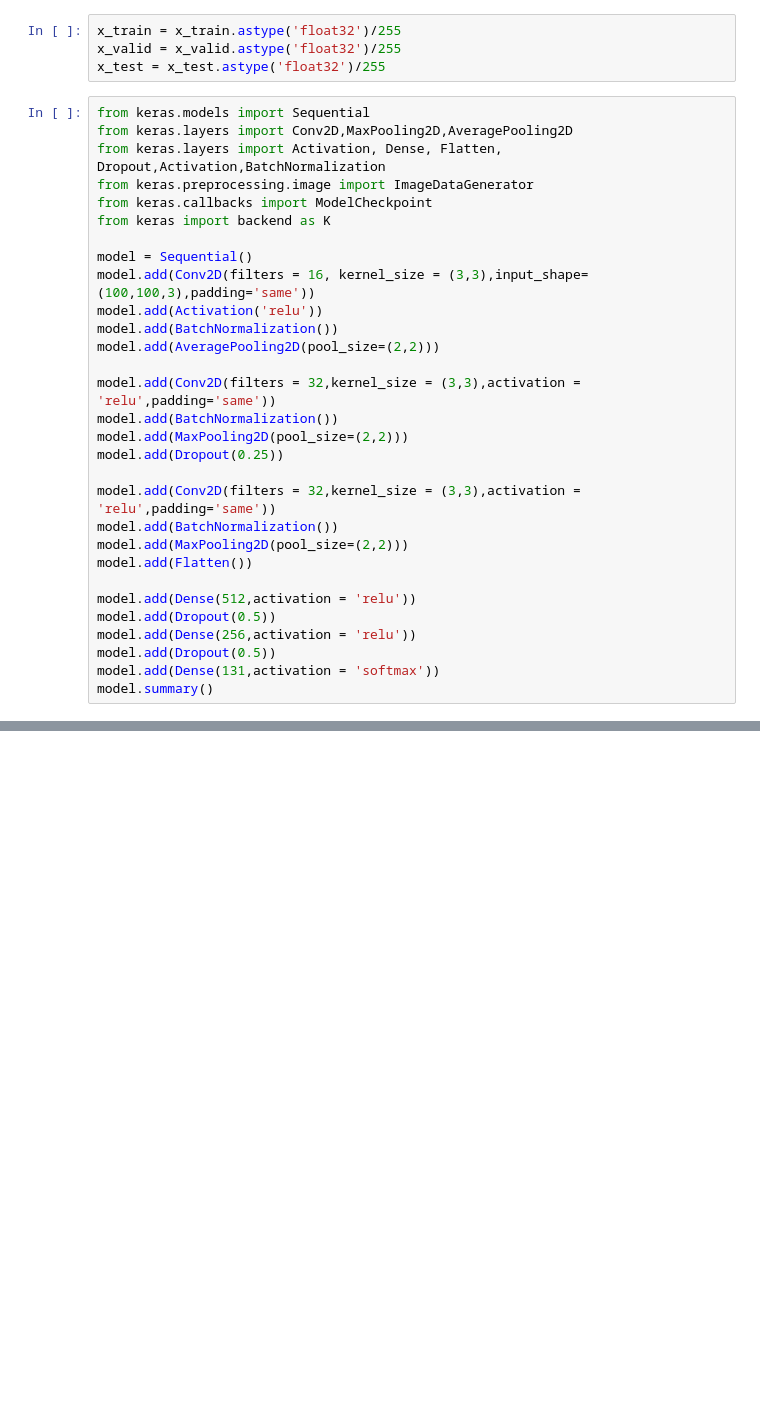
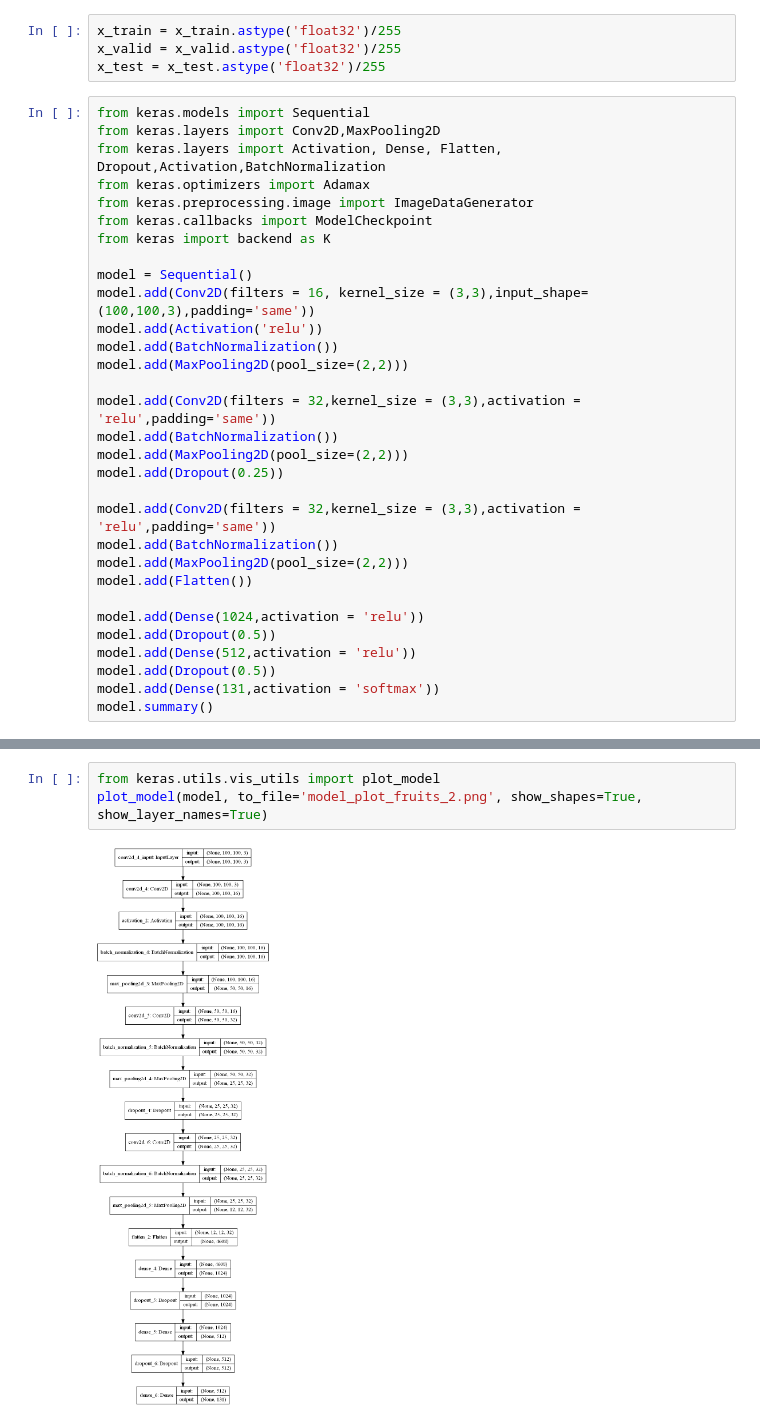
Before and after one commit to devam2905/Fruits-360-CNN, a Jupyter notebook: Fruits-360.ipynb, the cells around one changed output, grey strips where cells are left out. Saved outputs shown, nothing was run; the diff lists cells and outputs as text; blank space fills up the shorter version.

Commit message:
added updated model

```diff
--- a/Fruits-360.ipynb
+++ b/Fruits-360.ipynb
@@ -85,8 +85,9 @@ x_valid = x_valid.astype('float32')/255
 x_test = x_test.astype('float32')/255
 # %%
 from keras.models import Sequential
-from keras.layers import Conv2D,MaxPooling2D,AveragePooling2D
+from keras.layers import Conv2D,MaxPooling2D
 from keras.layers import Activation, Dense, Flatten, Dropout,Activation,BatchNormalization
+from keras.optimizers import Adamax
 from keras.preprocessing.image import ImageDataGenerator
 from keras.callbacks import ModelCheckpoint
 from keras import backend as K
@@ -95,7 +96,7 @@ model = Sequential()
 model.add(Conv2D(filters = 16, kernel_size = (3,3),input_shape=(100,100,3),padding='same'))
 model.add(Activation('relu'))
 model.add(BatchNormalization())
-model.add(AveragePooling2D(pool_size=(2,2)))
+model.add(MaxPooling2D(pool_size=(2,2)))
 
 model.add(Conv2D(filters = 32,kernel_size = (3,3),activation = 'relu',padding='same'))
 model.add(BatchNormalization())
@@ -107,9 +108,9 @@ model.add(BatchNormalization())
 model.add(MaxPooling2D(pool_size=(2,2)))
 model.add(Flatten())
 
+model.add(Dense(1024,activation = 'relu'))
+model.add(Dropout(0.5))
 model.add(Dense(512,activation = 'relu'))
-model.add(Dropout(0.5))
-model.add(Dense(256,activation = 'relu'))
 model.add(Dropout(0.5))
 model.add(Dense(131,activation = 'softmax'))
 model.summary()
@@ -132,4 +133,9 @@ Trainable params: 2,539,299
 Non-trainable params: 160
 _________________________________________________________________
+# %%
+from keras.utils.vis_utils import plot_model
+plot_model(model, to_file='model_plot_fruits_2.png', show_shapes=True, show_layer_names=True)
+# %% [output]
+[figure, added]
 # %%
 model.compile(loss='categorical_crossentropy',
```
Also changed, not shown: parts of 7 cells of this notebook, 4 other files.
